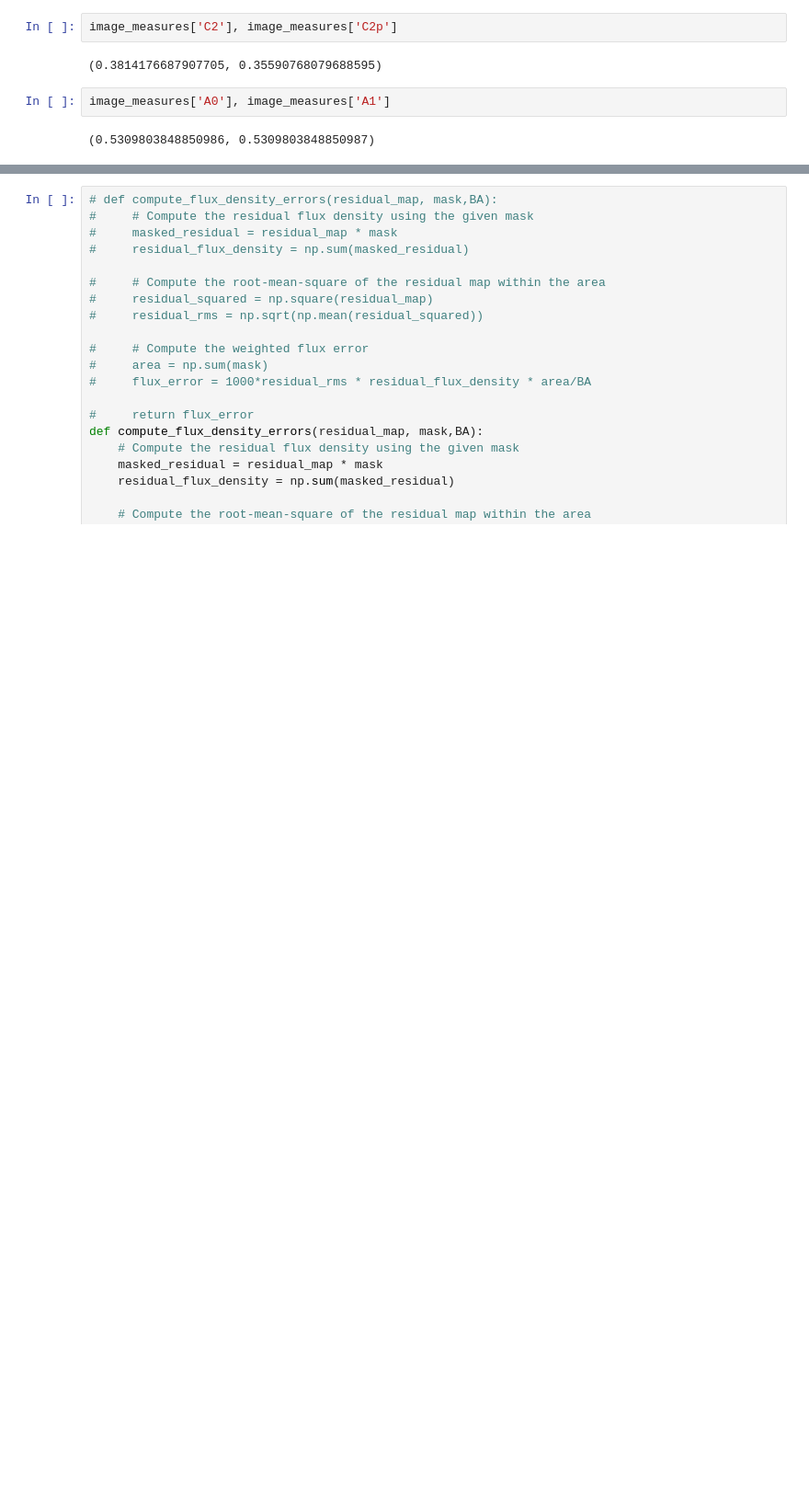
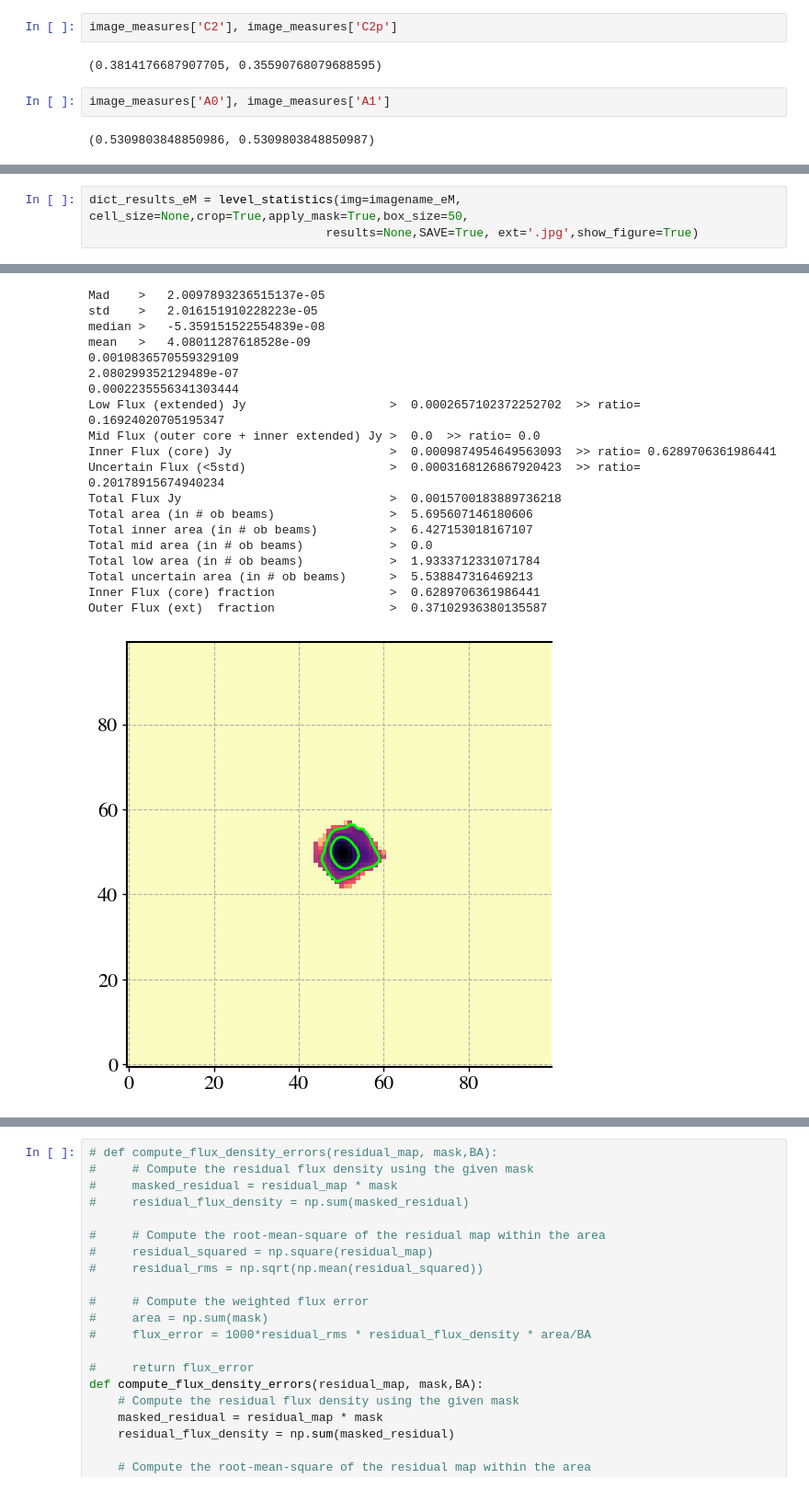
Before and after one commit to lucatelli/morphen_dev, a Jupyter notebook: radio_morphen/radio_morphen.ipynb, the cells around one changed output, grey strips where cells are left out. Shown at 92% size. Cells and saved outputs as stored; diff of their text form; blank space fills up the shorter version.

```diff
--- a/radio_morphen/radio_morphen.ipynb
+++ b/radio_morphen/radio_morphen.ipynb
@@ -582,0 +671,4 @@ image_measures['A0'], image_measures['A1']
+# %%
+dict_results_eM = level_statistics(img=imagename_eM, cell_size=None,crop=True,apply_mask=True,box_size=50,
+                                 results=None,SAVE=True, ext='.jpg',show_figure=True)
+# %% [output]
@@ -582,0 +676,20 @@ image_measures['A0'], image_measures['A1']
+Mad    >   2.0097893236515137e-05
+std    >   2.016151910228223e-05
+median >   -5.359151522554839e-08
+mean   >   4.08011287618528e-09
+0.0010836570559329109
+2.080299352129489e-07
+0.0002235556341303444
+Low Flux (extended) Jy                    >  0.0002657102372252702  >> ratio= 0.16924020705195347
+Mid Flux (outer core + inner extended) Jy >  0.0  >> ratio= 0.0
+Inner Flux (core) Jy                      >  0.0009874954649563093  >> ratio= 0.6289706361986441
+Uncertain Flux (<5std)                    >  0.0003168126867920423  >> ratio= 0.20178915674940234
+Total Flux Jy                             >  0.0015700183889736218
+Total area (in # ob beams)                >  5.695607146180606
+Total inner area (in # ob beams)          >  6.427153018167107
+Total mid area (in # ob beams)            >  0.0
+Total low area (in # ob beams)            >  1.9333712331071784
+Total uncertain area (in # ob beams)      >  5.538847316469213
+Inner Flux (core) fraction                >  0.6289706361986441
+Outer Flux (ext)  fraction                >  0.37102936380135587
+[figure, added]
```
Also changed, not shown: parts of 55 cells of this notebook.
